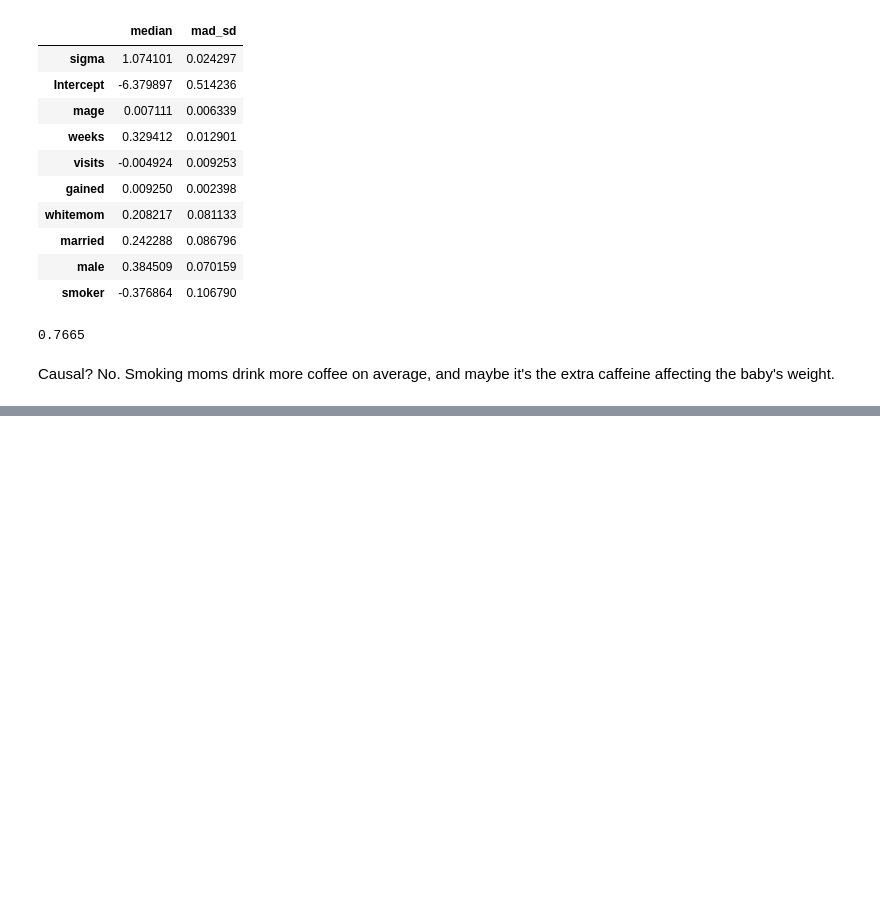
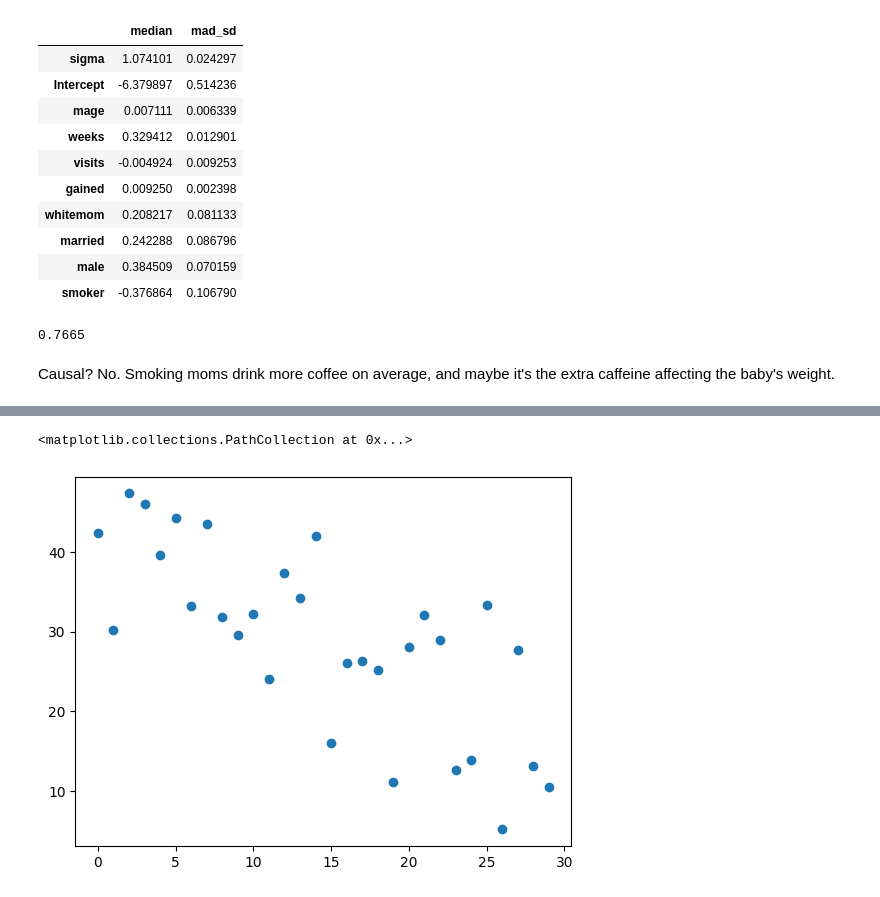
Before and after one commit to mgreenbe/DATA335W2025, a Jupyter notebook: code/chapter_11.ipynb, the cells around one changed output, grey strips where cells are left out. Cells and saved outputs as stored; diff of their text form; code cells hidden in the pictures; blank space fills up the shorter version.

```diff
--- a/code/chapter_11.ipynb
+++ b/code/chapter_11.ipynb
@@ -574,0 +650,21 @@ df
+# %%
+def make_data_maker(a, b, x, sigma=1.0, rng=None):
+    if rng is None:
+        rng = np.random.default_rng()
+
+    def make_data():
+        y = a + b * x + sigma * rng.uniform(size=len(x))
+        return y
+
+    return make_data
+# %%
+n = 30
+x = np.arange(n)
+a = n
+b = -1
+make_data = make_data_maker(a, b, x, n)
+y = make_data()
+plt.scatter(x, y)
+# %% [output]
+<matplotlib.collections.PathCollection at 0x...>
+[figure, added]
```
Also changed, not shown: parts of 21 cells of this notebook, 3 other files.
